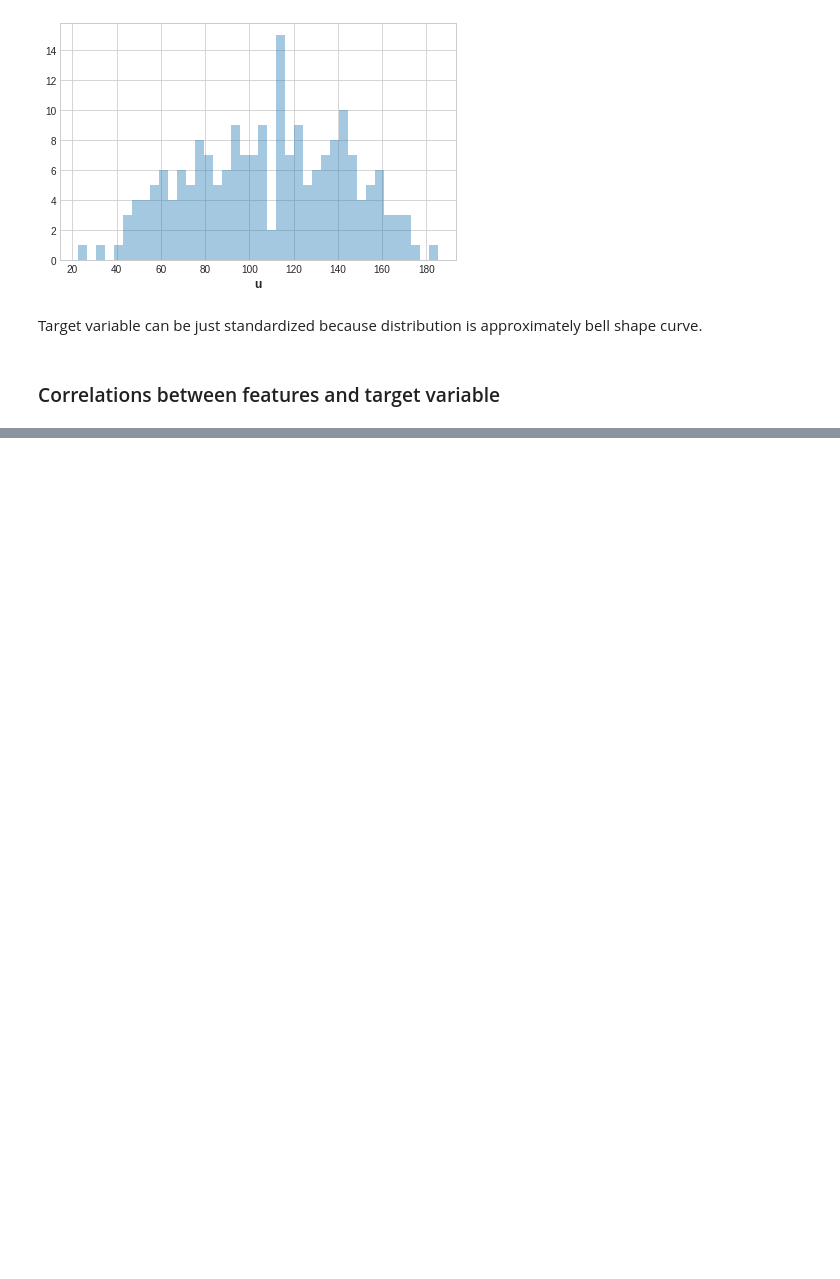
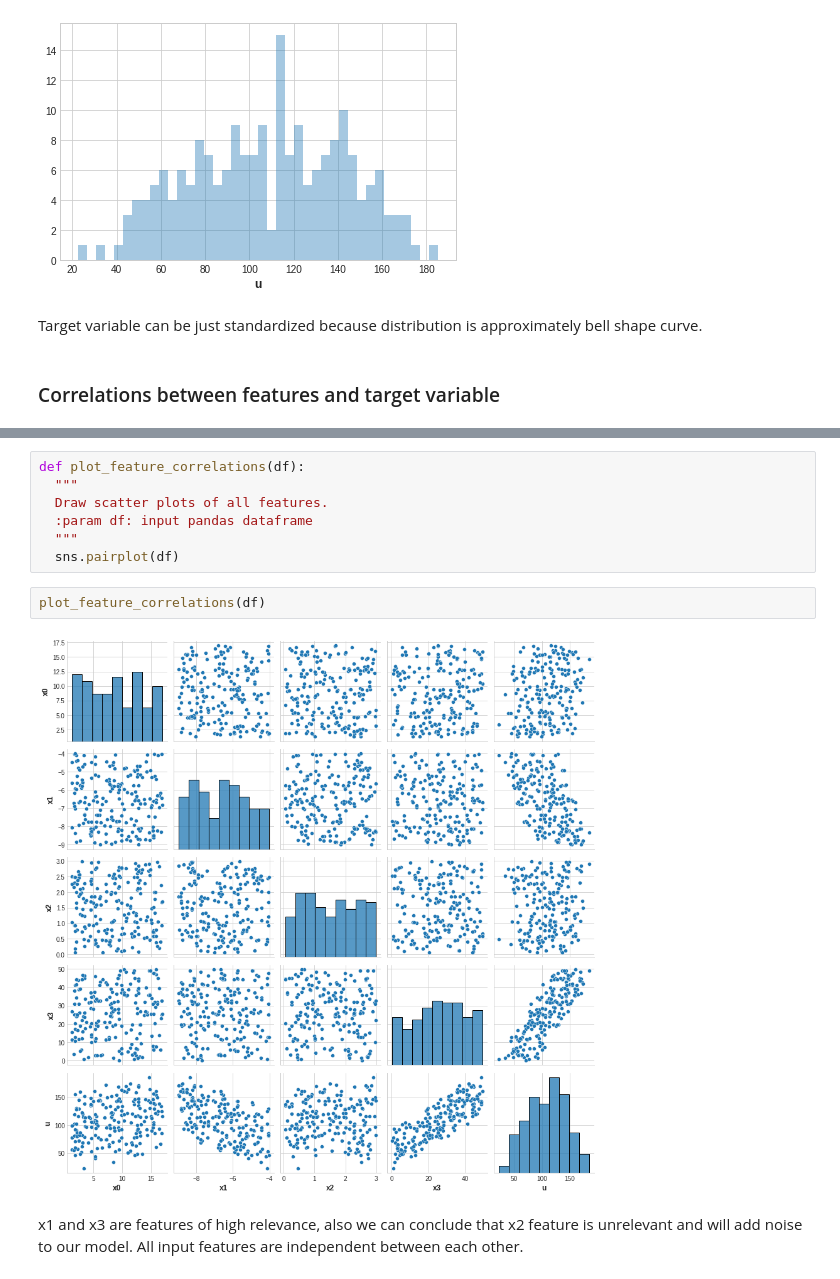
Before and after one commit to mateopolancecofficial/DeepLearningProjects, a Jupyter notebook: Regression/VineyardExploration.ipynb, the cells around one changed output, grey strips where cells are left out. Saved outputs shown, nothing was run; the diff lists cells and outputs as text; blank space fills up the shorter version.

Commit message:
Add feature correlation visualization.

```diff
--- a/Regression/VineyardExploration.ipynb
+++ b/Regression/VineyardExploration.ipynb
@@ -144,0 +203,14 @@ Target variable can be just standardized because distribution is approximately b
+# %%
+def plot_feature_correlations(df):
+  """
+  Draw scatter plots of all features.
+  :param df: input pandas dataframe
+  """
+  sns.pairplot(df)
+# %%
+plot_feature_correlations(df)
+# %% [output]
+[figure, added]
+# %% [markdown]
+x1 and x3 are features of high relevance, also we can conclude that x2 feature is unrelevant and will add noise to our model.
+All input features are independent between each other.
```
Also changed, not shown: parts of 4 cells of this notebook.
